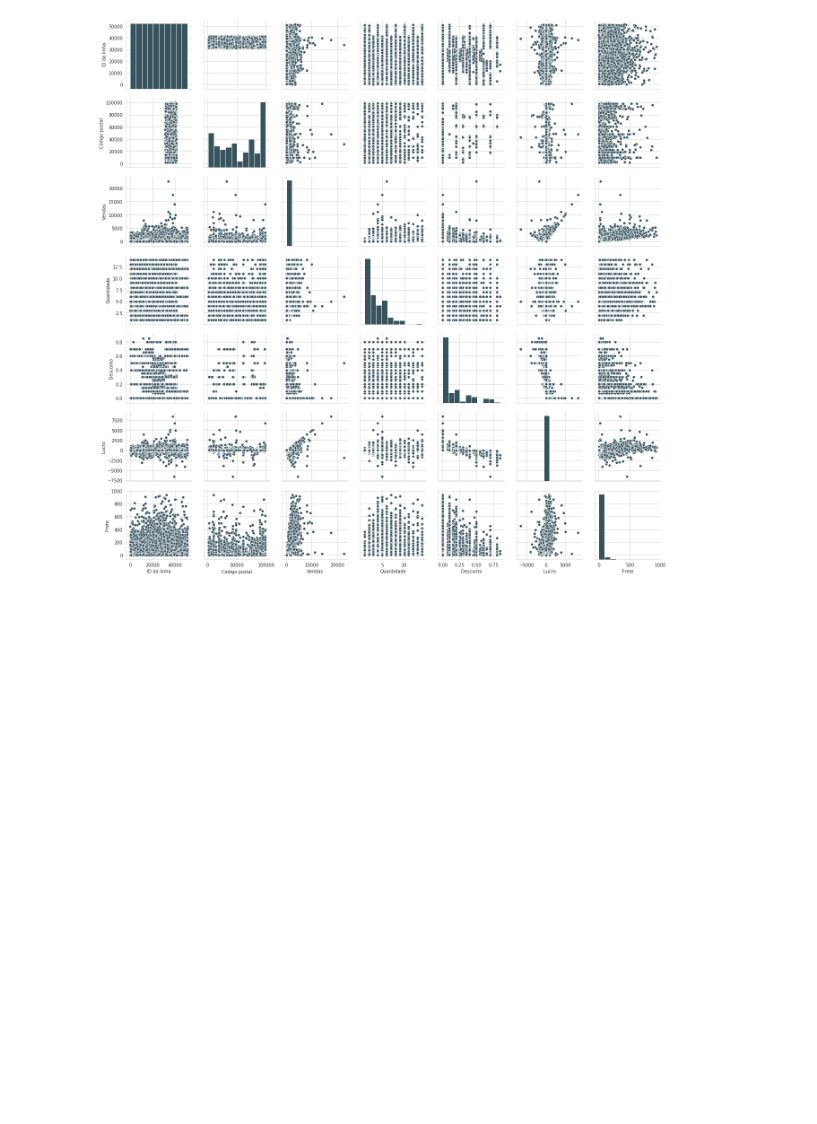
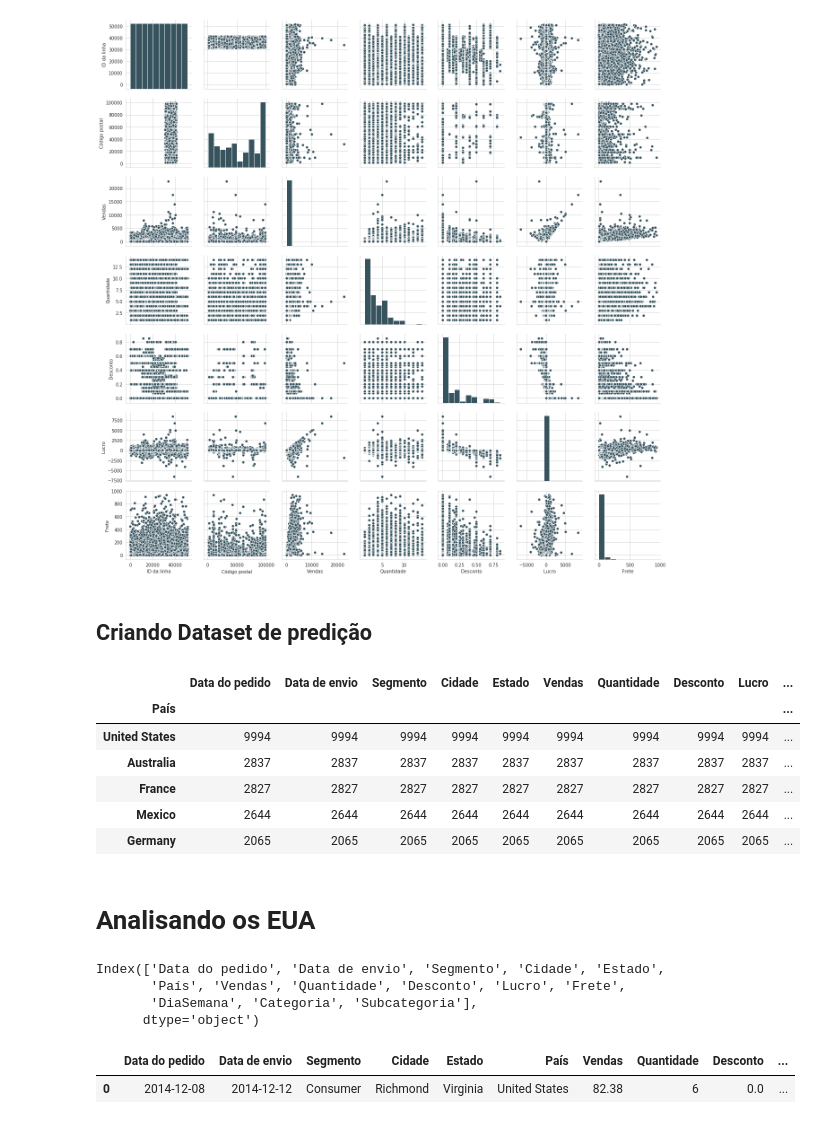
Before and after one commit to ManoelTeles/LinearRegression, a Jupyter notebook: analise_preditiva/ecommerce_analysis.ipynb, the cells around one changed output. Cells and saved outputs as stored; diff of their text form; code cells hidden in the pictures; blank space fills up the shorter version.

```diff
--- a/analise_preditiva/ecommerce_analysis.ipynb
+++ b/analise_preditiva/ecommerce_analysis.ipynb
@@ -78,3 +78,19 @@ sns.pairplot(ecommerce)
 # %% [output]
 <seaborn.axisgrid.PairGrid at 0x...>
 [figure]
+# %% [markdown]
+## Criando Dataset de predição
+# %%
+df = ecommerce[['Data do pedido', 'Data de envio','Segmento', 'Cidade', 'Estado', 'País', 'Vendas', 'Quantidade','Desconto', 'Lucro', 'Frete', 'DiaSemana', 'Categoria', 'Subcategoria']]
+# %%
+df.groupby(['País']).count().sort_values('Vendas', ascending=False).head(5)
+# %% [output]
+|  | Data do pedido | Data de envio | Segmento | Cidade | Estado | Vendas | Quantidade | Desconto | Lucro | ... |
+| País |  |  |  |  |  |  |  |  |  | ... |
+| United States | 9994 | 9994 | 9994 | 9994 | 9994 | 9994 | 9994 | 9994 | 9994 | ... |
+| Australia | 2837 | 2837 | 2837 | 2837 | 2837 | 2837 | 2837 | 2837 | 2837 | ... |
+| France | 2827 | 2827 | 2827 | 2827 | 2827 | 2827 | 2827 | 2827 | 2827 | ... |
+| Mexico | 2644 | 2644 | 2644 | 2644 | 2644 | 2644 | 2644 | 2644 | 2644 | ... |
+| Germany | 2065 | 2065 | 2065 | 2065 | 2065 | 2065 | 2065 | 2065 | 2065 | ... |
+# %% [markdown]
+# Analisando os EUA
@@ -80,0 +99,12 @@ sns.pairplot(ecommerce)
+# %%
+df_eua.columns
+# %% [output]
+Index(['Data do pedido', 'Data de envio', 'Segmento', 'Cidade', 'Estado',
+       'País', 'Vendas', 'Quantidade', 'Desconto', 'Lucro', 'Frete',
+       'DiaSemana', 'Categoria', 'Subcategoria'],
+      dtype='object')
+# %%
+df_eua.head(1)
+# %% [output]
+|  | Data do pedido | Data de envio | Segmento | Cidade | Estado | País | Vendas | Quantidade | Desconto | ... |
+| 0 | 2014-12-08 | 2014-12-12 | Consumer | Richmond | Virginia | United States | 82.38 | 6 | 0.0 | ... |
```
Also changed, not shown: parts of 13 cells of this notebook.
